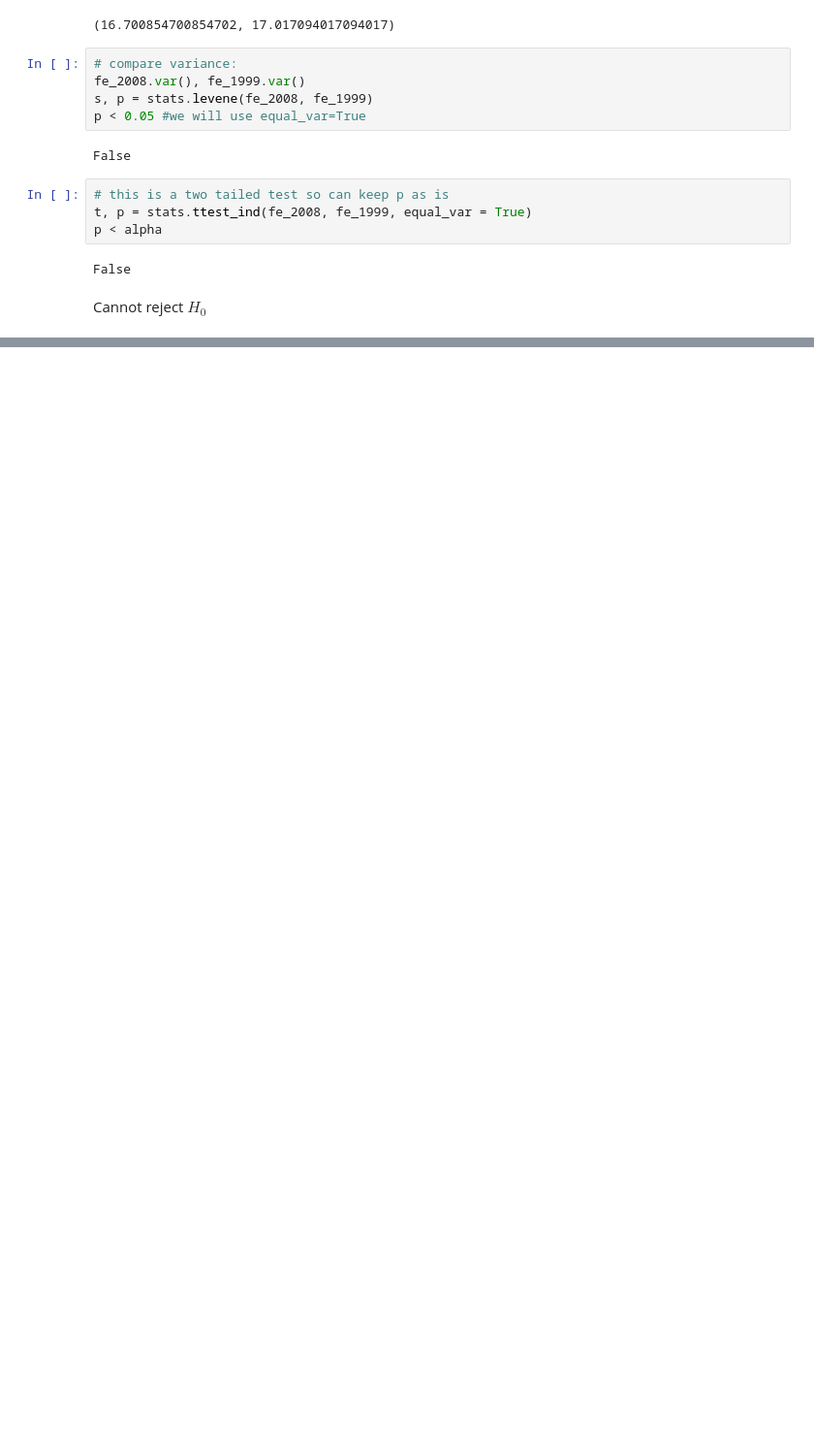
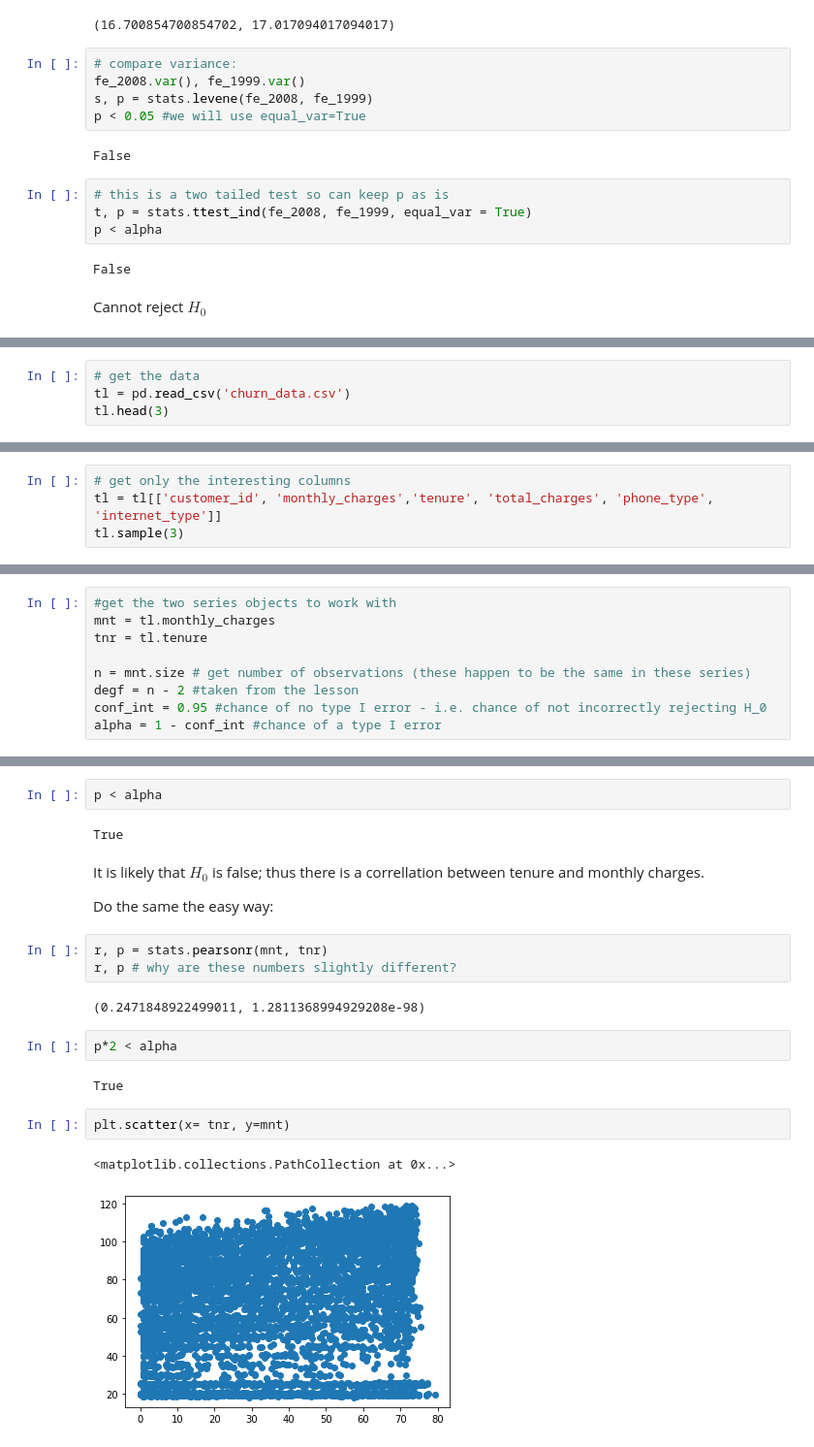
Before and after one commit to stephenfitzsimon/statistics-exercises, a Jupyter notebook: hypothesis_testing.ipynb, the cells around one changed output, grey strips where cells are left out. Shown at 97% size. Saved outputs shown, nothing was run; the diff lists cells and outputs as text; blank space fills up the shorter version.

```diff
--- a/hypothesis_testing.ipynb
+++ b/hypothesis_testing.ipynb
@@ -317,0 +330,4 @@ Cannot reject $H_0$
+# %%
+# get the data
+tl = pd.read_csv('churn_data.csv')
+tl.head(3)
@@ -317,0 +350,4 @@ Cannot reject $H_0$
+# %%
+# get only the interesting columns
+tl = tl[['customer_id', 'monthly_charges','tenure', 'total_charges', 'phone_type', 'internet_type']]
+tl.sample(3)
@@ -317,0 +361,9 @@ Cannot reject $H_0$
+# %%
+#get the two series objects to work with
+mnt = tl.monthly_charges
+tnr = tl.tenure
+
+n = mnt.size # get number of observations (these happen to be the same in these series)
+degf = n - 2 #taken from the lesson
+conf_int = 0.95 #chance of no type I error - i.e. chance of not incorrectly rejecting H_0
+alpha = 1 - conf_int #chance of a type I error
@@ -317,0 +396,22 @@ Cannot reject $H_0$
+# %%
+p < alpha
+# %% [output]
+True
+# %% [markdown]
+It is likely that $H_0$ is false; thus there is a correllation between tenure and monthly charges.
+
+Do the same the easy way:
+# %%
+r, p = stats.pearsonr(mnt, tnr)
+r, p # why are these numbers slightly different?
+# %% [output]
+(0.2471848922499011, 1.2811368994929208e-98)
+# %%
+p*2 < alpha
+# %% [output]
+True
+# %%
+plt.scatter(x= tnr, y=mnt)
+# %% [output]
+<matplotlib.collections.PathCollection at 0x...>
+[figure, added]
```
Also changed, not shown: parts of 23 cells of this notebook.
